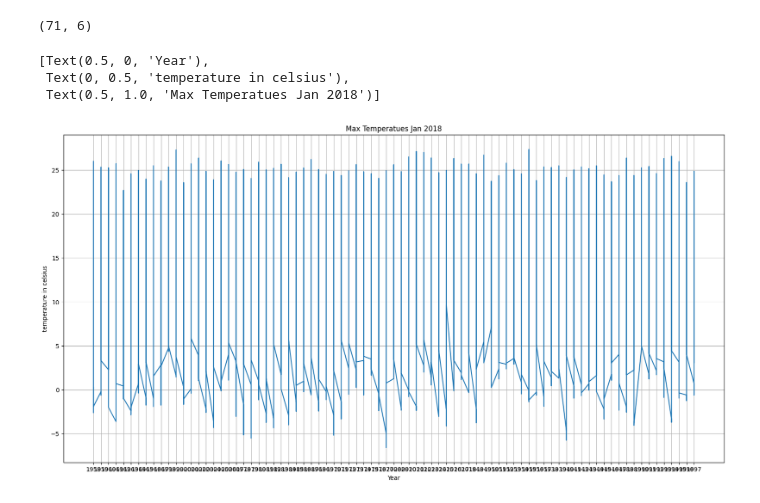
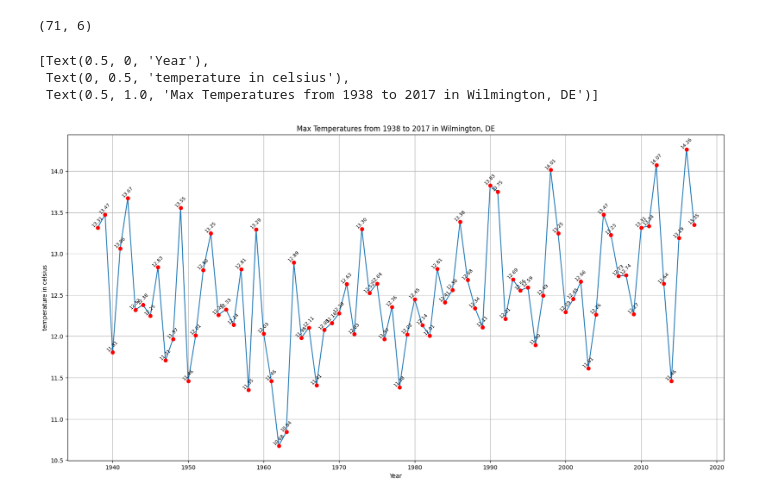
Before and after one commit to IaraKrasnoff/Week5JupyterNotebooks, a Jupyter notebook: NOAAMonthlySummaries/loading_and_graphing_monthly_summaries.ipynb, the cells around one changed output. Drawn from its saved outputs; the diff is of its cells as text; code cells hidden in the pictures.

```diff
--- a/NOAAMonthlySummaries/loading_and_graphing_monthly_summaries.ipynb
+++ b/NOAAMonthlySummaries/loading_and_graphing_monthly_summaries.ipynb
@@ -172,19 +172,26 @@ jan_readings.shape
 # %%
 import pandas as pd
 import matplotlib
 import matplotlib.pyplot as plt
 
 %matplotlib inline
 
-x = df['date'].str[0:4]
-y = df['value']
+# Group by year and calculate the average temperature for each year
+df['year'] = df['date'].str[:4].astype(int)
+yearly_avg = df.groupby('year')['value'].mean().loc[1938:2017]
+
+x = yearly_avg.index
+y = yearly_avg.values
 fig, ax = plt.subplots()
 fig.set_size_inches(20, 10)
 ax.plot(x, y)
 ax.grid()
-ax.set(xlabel='Year', ylabel='temperature in celsius', title='Max Temperatues Jan 2018')
+for i, (year, temp) in enumerate(zip(x, y)):
+    ax.plot(year, temp, 'o', color='red')
+    ax.text(year, temp, f'{temp:.2f}', fontsize=8, ha='center', va='bottom', rotation=45)
+ax.set(xlabel='Year', ylabel='temperature in celsius', title='Max Temperatures from 1938 to 2017 in Wilmington, DE')
 # %% [output]
 [Text(0.5, 0, 'Year'),
  Text(0, 0.5, 'temperature in celsius'),
- Text(0.5, 1.0, 'Max Temperatues Jan 2018')]
+ Text(0.5, 1.0, 'Max Temperatures from 1938 to 2017 in Wilmington, DE')]
-[figure, old version]
+[figure, new version]
```
Also changed, not shown: 4 other files.
